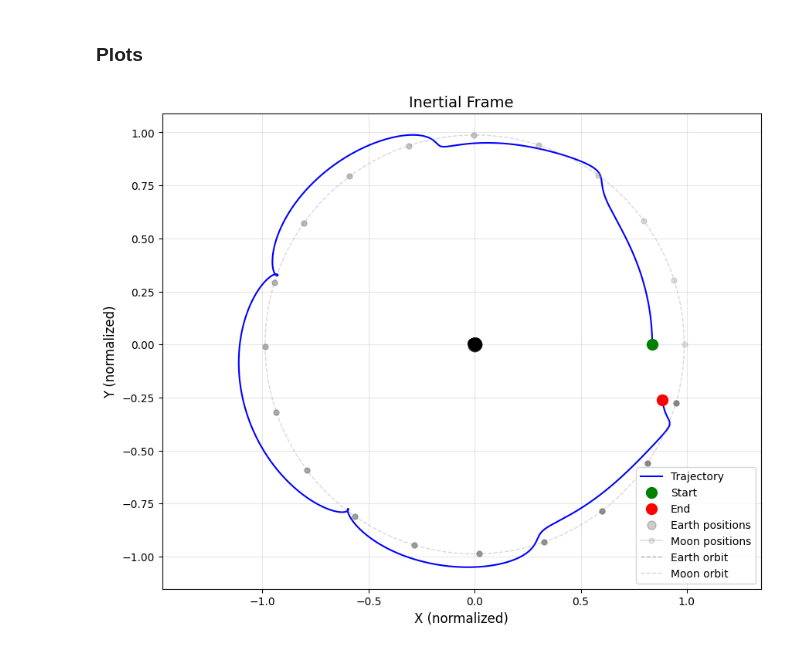
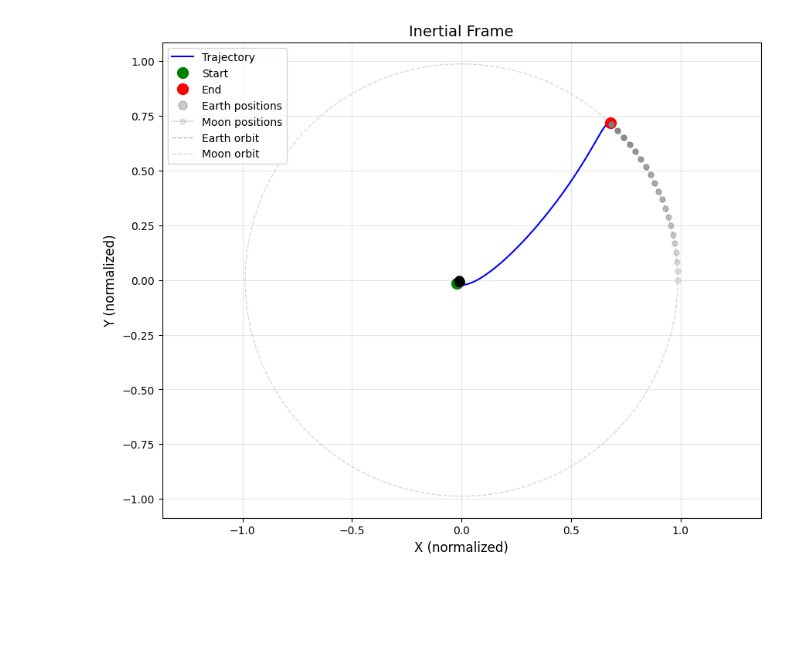
Before and after one commit to samcoulthurst/TrajectoryOptimizer, a Jupyter notebook: notebooks/main.ipynb, the cells around one changed output. Cells and saved outputs as stored; diff of their text form; code cells hidden in the pictures; blank space fills up the shorter version.

Commit message:
Added x0 to state0 func

```diff
--- a/notebooks/main.ipynb
+++ b/notebooks/main.ipynb
@@ -11,2 +5,5 @@ from cr3bp import create_earth_moon_system
+# %%
+leo_alt_m=463e3
+lmo_alt_m=100e3
 # %%
 em = create_earth_moon_system()
@@ -21,6 +10,12 @@ states, times, sol = em.solve(state0, time,t_eval=t_eval)
-# %% [markdown]
-### Plots
+# %%
+x0 = np.array([4.065625, 3.009677, -0.645494, 0.80645161])
+state0 = decision_to_state0(em, x0, leo_alt_m)
+# %%
+tof = x0[3]
+t_span = (0,tof)
+t_eval = np.linspace(0,tof,1000)
+states, ts, sol = em.solve(state0, t_span, t_eval)
 # %%
-plot_trajectory(states, frame="Inertial")
+plot_trajectory(states, em.mu, t_eval, frame="Inertial")
 # %% [output]
-[figure, old version]
+[figure, new version]
```
Also changed, not shown: parts of 5 cells of this notebook, 4 other files.
